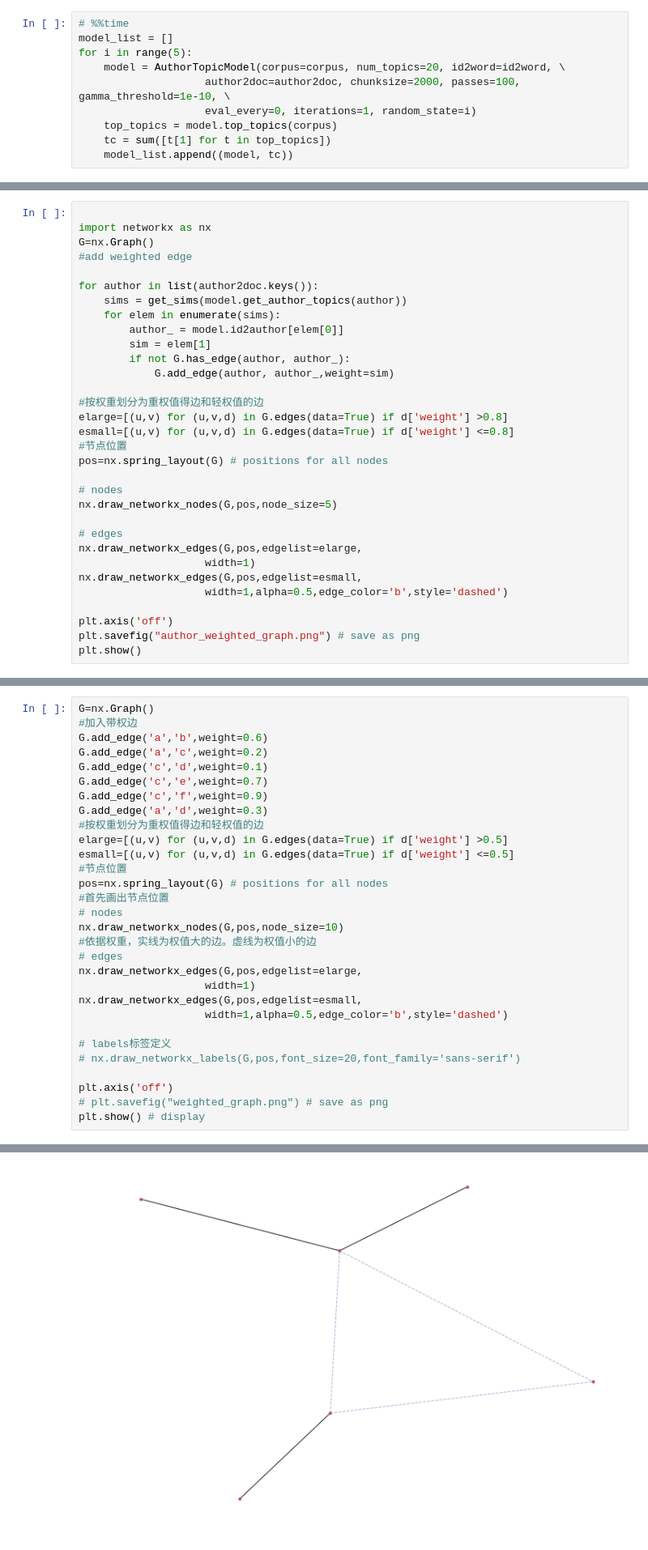
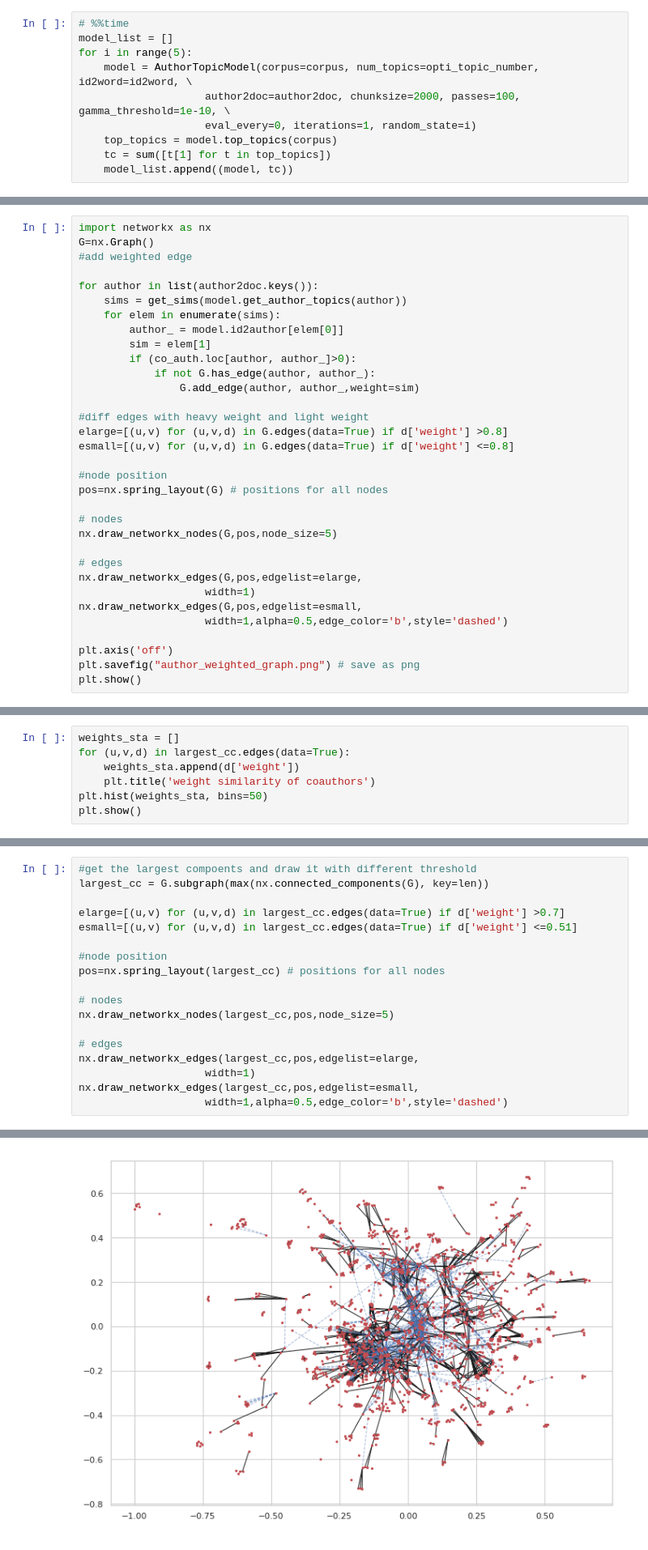
Before and after one commit to sting1000/semester-project, a Jupyter notebook: Topic Modeling.ipynb, the cells around one changed output, grey strips where cells are left out. Shown at 81% size. Drawn from its saved outputs; the diff is of its cells as text.

Commit message:
change colorplate, add test label, network

```diff
--- a/Topic Modeling.ipynb
+++ b/Topic Modeling.ipynb
@@ -911,7 +914,7 @@ Wall time: 1.13 s
 # %%time
 model_list = []
 for i in range(5):
-    model = AuthorTopicModel(corpus=corpus, num_topics=20, id2word=id2word, \
+    model = AuthorTopicModel(corpus=corpus, num_topics=opti_topic_number, id2word=id2word, \
                     author2doc=author2doc, chunksize=2000, passes=100, gamma_threshold=1e-10, \
                     eval_every=0, iterations=1, random_state=i)
     top_topics = model.top_topics(corpus)
@@ -1159,5 +1177,4 @@ Length: 1109, dtype: object
 # %%
-
 import networkx as nx
 G=nx.Graph()
 #add weighted edge
@@ -1167,13 +1184,15 @@ for author in list(author2doc.keys()):
     for elem in enumerate(sims):
         author_ = model.id2author[elem[0]]
         sim = elem[1]
-        if not G.has_edge(author, author_):
-            G.add_edge(author, author_,weight=sim)
+        if (co_auth.loc[author, author_]>0):
+            if not G.has_edge(author, author_):
+                G.add_edge(author, author_,weight=sim)
 
-#按权重划分为重权值得边和轻权值的边
+#diff edges with heavy weight and light weight
 elarge=[(u,v) for (u,v,d) in G.edges(data=True) if d['weight'] >0.8]
 esmall=[(u,v) for (u,v,d) in G.edges(data=True) if d['weight'] <=0.8]
-#节点位置
+
+#node position
 pos=nx.spring_layout(G) # positions for all nodes
 
 # nodes
@@ -1192,0 +1214,7 @@ plt.show()
+# %%
+weights_sta = []
+for (u,v,d) in largest_cc.edges(data=True):
+    weights_sta.append(d['weight'])
+    plt.title('weight similarity of coauthors')
+plt.hist(weights_sta, bins=50)
+plt.show()
@@ -1193,31 +1225,19 @@ plt.show()
 # %%
-G=nx.Graph()
-#加入带权边
-G.add_edge('a','b',weight=0.6)
-G.add_edge('a','c',weight=0.2)
-G.add_edge('c','d',weight=0.1)
-G.add_edge('c','e',weight=0.7)
-G.add_edge('c','f',weight=0.9)
-G.add_edge('a','d',weight=0.3)
-#按权重划分为重权值得边和轻权值的边
-elarge=[(u,v) for (u,v,d) in G.edges(data=True) if d['weight'] >0.5]
-esmall=[(u,v) for (u,v,d) in G.edges(data=True) if d['weight'] <=0.5]
-#节点位置
-pos=nx.spring_layout(G) # positions for all nodes
-#首先画出节点位置
+#get the largest compoents and draw it with different threshold
+largest_cc = G.subgraph(max(nx.connected_components(G), key=len))
+
+elarge=[(u,v) for (u,v,d) in largest_cc.edges(data=True) if d['weight'] >0.7]
+esmall=[(u,v) for (u,v,d) in largest_cc.edges(data=True) if d['weight'] <=0.51]
+
+#node position
+pos=nx.spring_layout(largest_cc) # positions for all nodes
+
 # nodes
-nx.draw_networkx_nodes(G,pos,node_size=10)
-#依据权重，实线为权值大的边。虚线为权值小的边
+nx.draw_networkx_nodes(largest_cc,pos,node_size=5)
+
 # edges
-nx.draw_networkx_edges(G,pos,edgelist=elarge,
+nx.draw_networkx_edges(largest_cc,pos,edgelist=elarge,
                     width=1)
-nx.draw_networkx_edges(G,pos,edgelist=esmall,
+nx.draw_networkx_edges(largest_cc,pos,edgelist=esmall,
                     width=1,alpha=0.5,edge_color='b',style='dashed')
-
-# labels标签定义
-# nx.draw_networkx_labels(G,pos,font_size=20,font_family='sans-serif')
-
-plt.axis('off')
-# plt.savefig("weighted_graph.png") # save as png
-plt.show() # display
 # %% [output]
@@ -1224 +1245 @@ plt.show() # display
-[figure, old version]
+[figure, new version]
```
Also changed, not shown: parts of 32 cells of this notebook.
